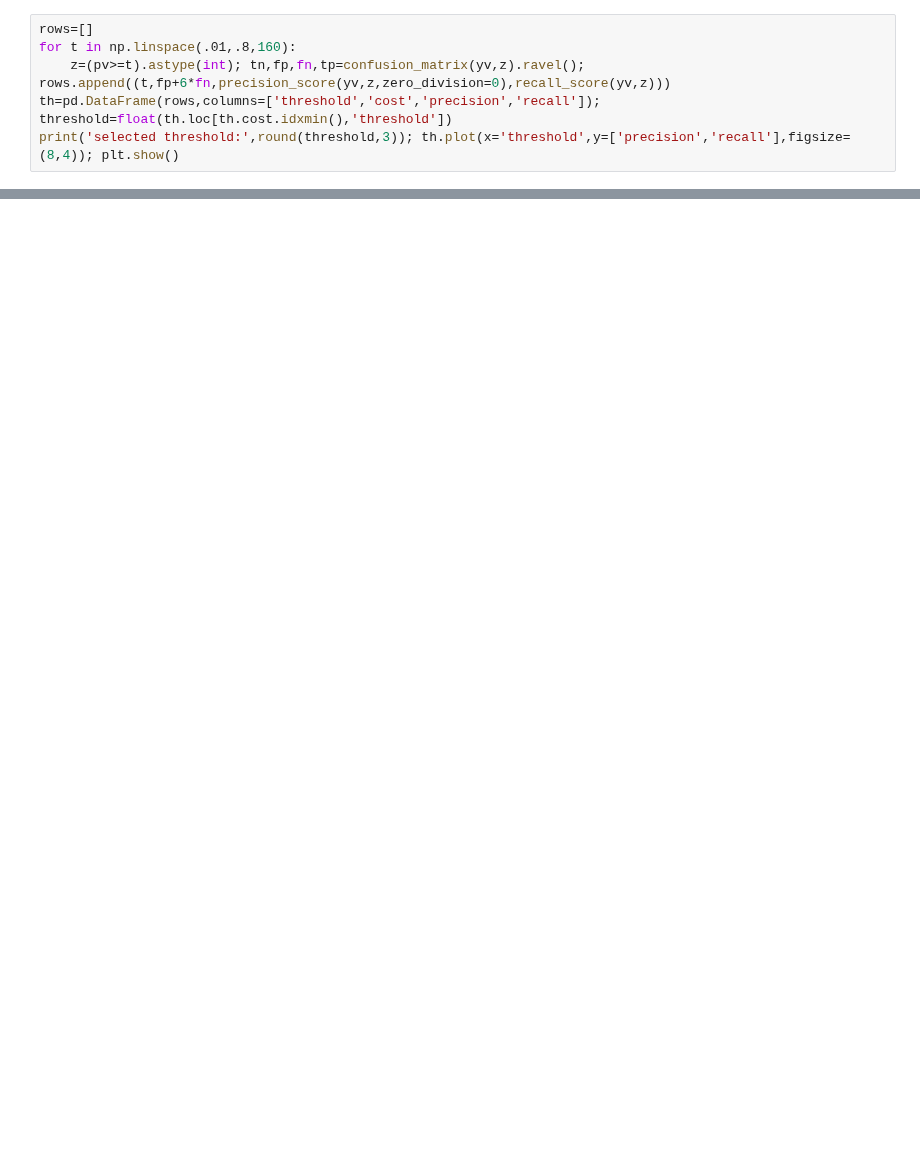
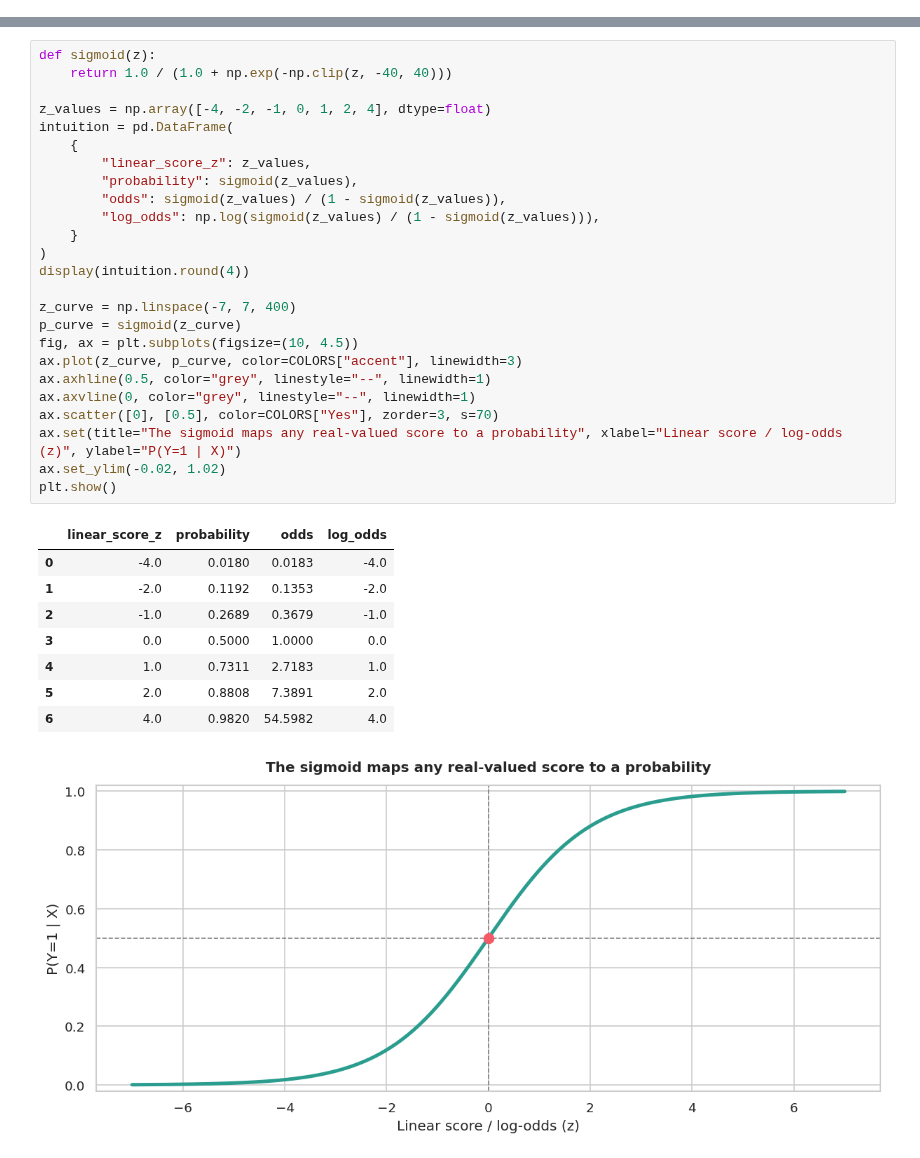
Before and after one commit to Akilankm/PGA43_ML, a Jupyter notebook: logistic_regression_classification_masterclass_conda_executed/logistic_regression_classification_masterclass/logistic_regression_classification_masterclass.ipynb, the cells around one changed output, grey strips where cells are left out. Cells and saved outputs as stored; diff of their text form; blank space fills up the shorter version.

```diff
--- a/logistic_regression_classification_masterclass_conda_executed/logistic_regression_classification_masterclass/logistic_regression_classification_masterclass.ipynb
+++ b/logistic_regression_classification_masterclass_conda_executed/logistic_regression_classification_masterclass/logistic_regression_classification_masterclass.ipynb
@@ -108,6 +0,0 @@ Choose the threshold on validation data only. Here a false negative costs 6 unit
-# %%
-rows=[]
-for t in np.linspace(.01,.8,160):
-    z=(pv>=t).astype(int); tn,fp,fn,tp=confusion_matrix(yv,z).ravel(); rows.append((t,fp+6*fn,precision_score(yv,z,zero_division=0),recall_score(yv,z)))
-th=pd.DataFrame(rows,columns=['threshold','cost','precision','recall']); threshold=float(th.loc[th.cost.idxmin(),'threshold'])
-print('selected threshold:',round(threshold,3)); th.plot(x='threshold',y=['precision','recall'],figsize=(8,4)); plt.show()
@@ -145,0 +194,35 @@ Final model evaluated once on the untouched test set and serialized.
+# %%
+def sigmoid(z):
+    return 1.0 / (1.0 + np.exp(-np.clip(z, -40, 40)))
+
+z_values = np.array([-4, -2, -1, 0, 1, 2, 4], dtype=float)
+intuition = pd.DataFrame(
+    {
+        "linear_score_z": z_values,
+        "probability": sigmoid(z_values),
+        "odds": sigmoid(z_values) / (1 - sigmoid(z_values)),
+        "log_odds": np.log(sigmoid(z_values) / (1 - sigmoid(z_values))),
+    }
+)
+display(intuition.round(4))
+
+z_curve = np.linspace(-7, 7, 400)
+p_curve = sigmoid(z_curve)
+fig, ax = plt.subplots(figsize=(10, 4.5))
+ax.plot(z_curve, p_curve, color=COLORS["accent"], linewidth=3)
+ax.axhline(0.5, color="grey", linestyle="--", linewidth=1)
+ax.axvline(0, color="grey", linestyle="--", linewidth=1)
+ax.scatter([0], [0.5], color=COLORS["Yes"], zorder=3, s=70)
+ax.set(title="The sigmoid maps any real-valued score to a probability", xlabel="Linear score / log-odds (z)", ylabel="P(Y=1 | X)")
+ax.set_ylim(-0.02, 1.02)
+plt.show()
+# %% [output]
+|  | linear_score_z | probability | odds | log_odds |
+| 0 | -4.0 | 0.0180 | 0.0183 | -4.0 |
+| 1 | -2.0 | 0.1192 | 0.1353 | -2.0 |
+| 2 | -1.0 | 0.2689 | 0.3679 | -1.0 |
+| 3 | 0.0 | 0.5000 | 1.0000 | 0.0 |
+| 4 | 1.0 | 0.7311 | 2.7183 | 1.0 |
+| 5 | 2.0 | 0.8808 | 7.3891 | 2.0 |
+| 6 | 4.0 | 0.9820 | 54.5982 | 4.0 |
+[figure, added]
```
Also changed, not shown: parts of 92 cells of this notebook, 18 other files.
